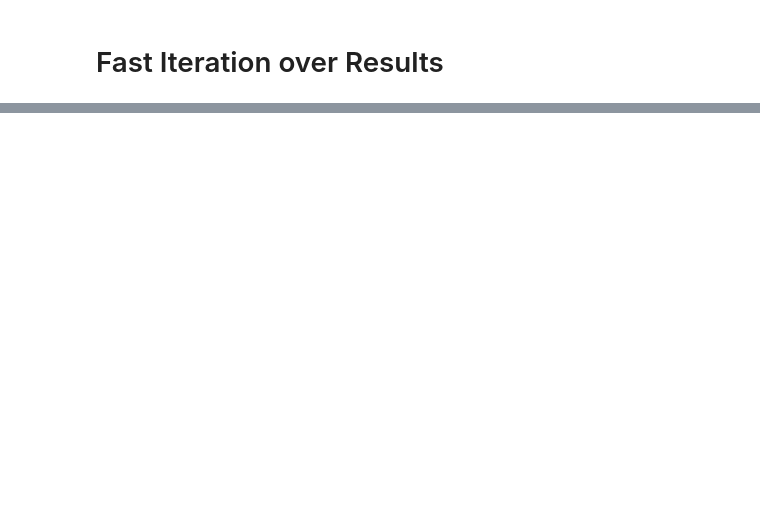
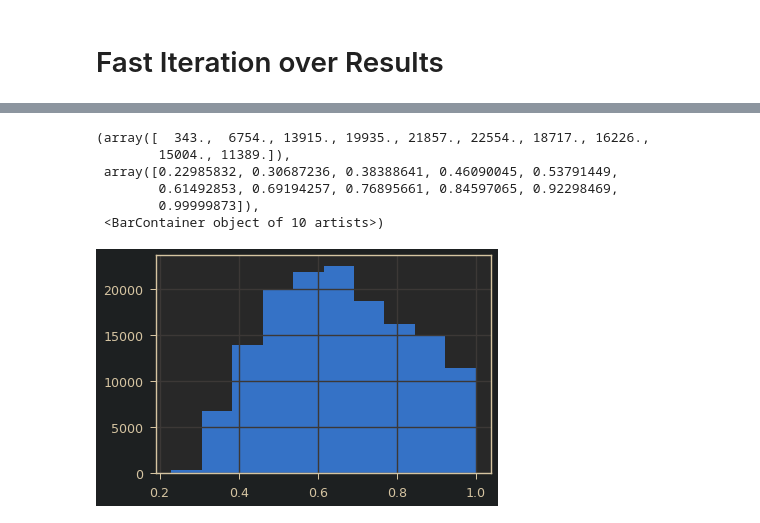
Before and after one commit to valevo/SABIO, a Jupyter notebook: backend/v0_4/dev.ipynb, the cells around one changed output, grey strips where cells are left out. Saved outputs shown, nothing was run; the diff lists cells and outputs as text; code cells hidden in the pictures; blank space fills up the shorter version.

```diff
--- a/backend/v0_4/dev.ipynb
+++ b/backend/v0_4/dev.ipynb
@@ -251,0 +247,10 @@ t.iloc[0].round(3)
+# %%
+plt.hist(1/(unnormed.abs()+1))
+# %% [output]
+(array([  343.,  6754., 13915., 19935., 21857., 22554., 18717., 16226.,
+        15004., 11389.]),
+ array([0.22985832, 0.30687236, 0.38388641, 0.46090045, 0.53791449,
+        0.61492853, 0.69194257, 0.76895661, 0.84597065, 0.92298469,
+        0.99999873]),
+ <BarContainer object of 10 artists>)
+[figure, added]
```
Also changed, not shown: parts of 21 cells of this notebook, 1 other file.
